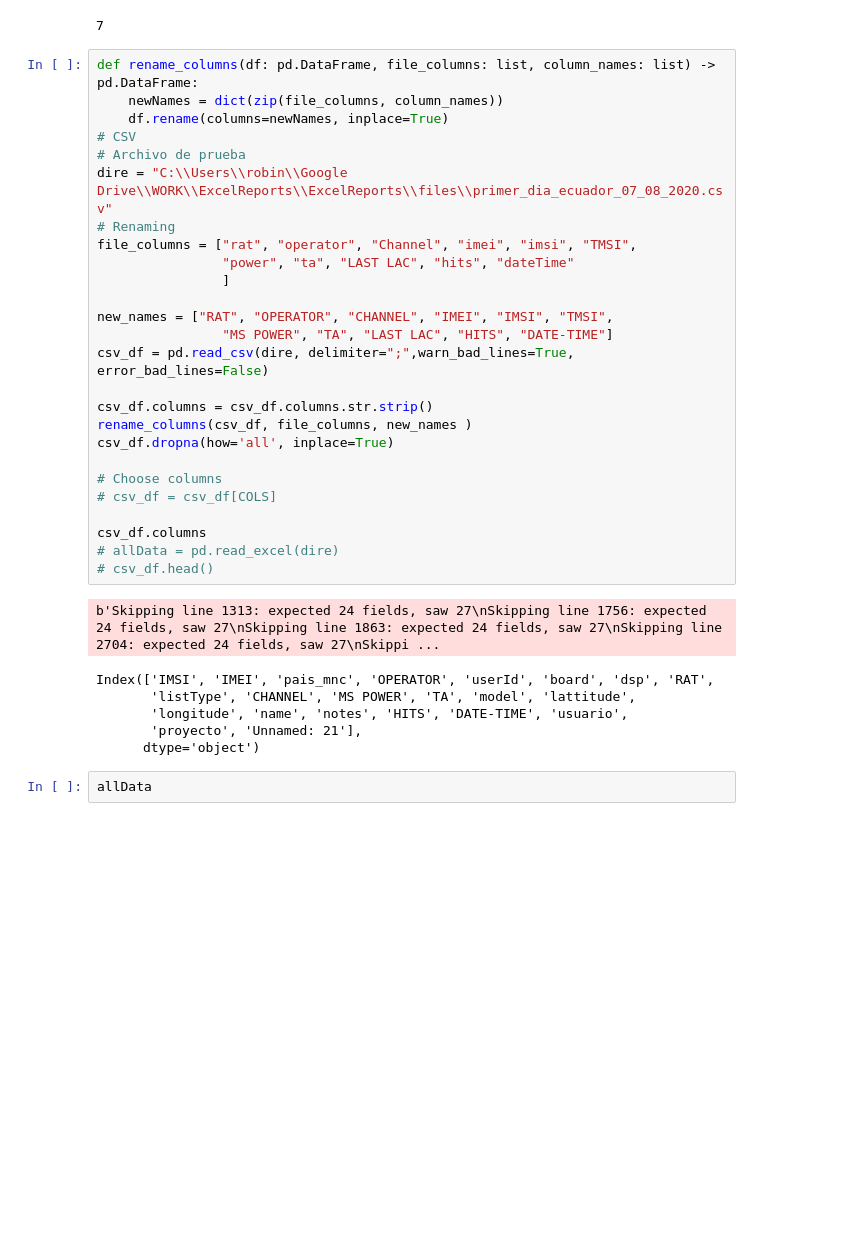
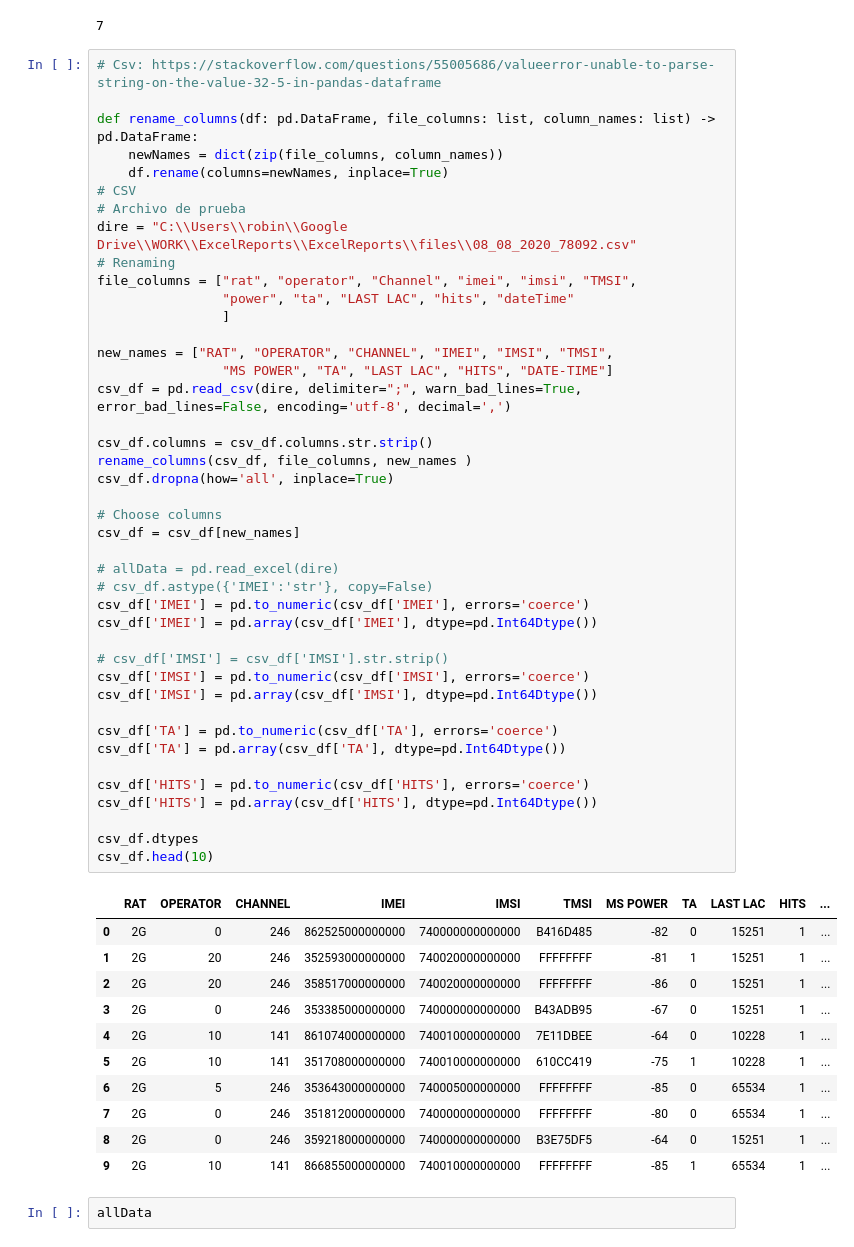
Before and after one commit to Dumaru/ExcelReports, a Jupyter notebook: Telefonia.ipynb, the cells around one changed output. Saved outputs shown, nothing was run; the diff lists cells and outputs as text; blank space fills up the shorter version.

```diff
--- a/Telefonia.ipynb
+++ b/Telefonia.ipynb
@@ -77,38 +77,59 @@ len(dfs)
 # %% [output]
 7
 # %%
+# Csv: https://stackoverflow.com/questions/55005686/valueerror-unable-to-parse-string-on-the-value-32-5-in-pandas-dataframe
+
 def rename_columns(df: pd.DataFrame, file_columns: list, column_names: list) -> pd.DataFrame:
     newNames = dict(zip(file_columns, column_names))
     df.rename(columns=newNames, inplace=True)
 # CSV
 # Archivo de prueba
-dire = "C:\\Users\\robin\\Google Drive\\WORK\\ExcelReports\\ExcelReports\\files\\primer_dia_ecuador_07_08_2020.csv"
+dire = "C:\\Users\\robin\\Google Drive\\WORK\\ExcelReports\\ExcelReports\\files\\08_08_2020_78092.csv"
 # Renaming
 file_columns = ["rat", "operator", "Channel", "imei", "imsi", "TMSI",
                 "power", "ta", "LAST LAC", "hits", "dateTime"
                 ]
 
 new_names = ["RAT", "OPERATOR", "CHANNEL", "IMEI", "IMSI", "TMSI",
                 "MS POWER", "TA", "LAST LAC", "HITS", "DATE-TIME"]
-csv_df = pd.read_csv(dire, delimiter=";",warn_bad_lines=True, error_bad_lines=False)
+csv_df = pd.read_csv(dire, delimiter=";", warn_bad_lines=True, error_bad_lines=False, encoding='utf-8', decimal=',')
 
 csv_df.columns = csv_df.columns.str.strip()
 rename_columns(csv_df, file_columns, new_names )
 csv_df.dropna(how='all', inplace=True)
 
 # Choose columns
-# csv_df = csv_df[COLS]
+csv_df = csv_df[new_names]
 
-csv_df.columns
 # allData = pd.read_excel(dire)
-# csv_df.head()
+# csv_df.astype({'IMEI':'str'}, copy=False)
+csv_df['IMEI'] = pd.to_numeric(csv_df['IMEI'], errors='coerce')
+csv_df['IMEI'] = pd.array(csv_df['IMEI'], dtype=pd.Int64Dtype())
+
+# csv_df['IMSI'] = csv_df['IMSI'].str.strip()
+csv_df['IMSI'] = pd.to_numeric(csv_df['IMSI'], errors='coerce')
+csv_df['IMSI'] = pd.array(csv_df['IMSI'], dtype=pd.Int64Dtype())
+
+csv_df['TA'] = pd.to_numeric(csv_df['TA'], errors='coerce')
+csv_df['TA'] = pd.array(csv_df['TA'], dtype=pd.Int64Dtype())
+
+csv_df['HITS'] = pd.to_numeric(csv_df['HITS'], errors='coerce')
+csv_df['HITS'] = pd.array(csv_df['HITS'], dtype=pd.Int64Dtype())
+
+csv_df.dtypes
+csv_df.head(10)
 # %% [output]
-b'Skipping line 1313: expected 24 fields, saw 27\nSkipping line 1756: expected 24 fields, saw 27\nSkipping line 1863: expected 24 fields, saw 27\nSkipping line 2704: expected 24 fields, saw 27\nSkippi ...
-Index(['IMSI', 'IMEI', 'pais_mnc', 'OPERATOR', 'userId', 'board', 'dsp', 'RAT',
-       'listType', 'CHANNEL', 'MS POWER', 'TA', 'model', 'lattitude',
-       'longitude', 'name', 'notes', 'HITS', 'DATE-TIME', 'usuario',
-       'proyecto', 'Unnamed: 21'],
-      dtype='object')
+|  | RAT | OPERATOR | CHANNEL | IMEI | IMSI | TMSI | MS POWER | TA | LAST LAC | HITS | ... |
+| 0 | 2G | 0 | 246 | 862525000000000 | 740000000000000 | B416D485 | -82 | 0 | 15251 | 1 | ... |
+| 1 | 2G | 20 | 246 | 352593000000000 | 740020000000000 | FFFFFFFF | -81 | 1 | 15251 | 1 | ... |
+| 2 | 2G | 20 | 246 | 358517000000000 | 740020000000000 | FFFFFFFF | -86 | 0 | 15251 | 1 | ... |
+| 3 | 2G | 0 | 246 | 353385000000000 | 740000000000000 | B43ADB95 | -67 | 0 | 15251 | 1 | ... |
+| 4 | 2G | 10 | 141 | 861074000000000 | 740010000000000 | 7E11DBEE | -64 | 0 | 10228 | 1 | ... |
+| 5 | 2G | 10 | 141 | 351708000000000 | 740010000000000 | 610CC419 | -75 | 1 | 10228 | 1 | ... |
+| 6 | 2G | 5 | 246 | 353643000000000 | 740005000000000 | FFFFFFFF | -85 | 0 | 65534 | 1 | ... |
+| 7 | 2G | 0 | 246 | 351812000000000 | 740000000000000 | FFFFFFFF | -80 | 0 | 65534 | 1 | ... |
+| 8 | 2G | 0 | 246 | 359218000000000 | 740000000000000 | B3E75DF5 | -64 | 0 | 15251 | 1 | ... |
+| 9 | 2G | 10 | 141 | 866855000000000 | 740010000000000 | FFFFFFFF | -85 | 1 | 65534 | 1 | ... |
 # %%
 allData
 # %% [output]
```
Also changed, not shown: 14 other files.
